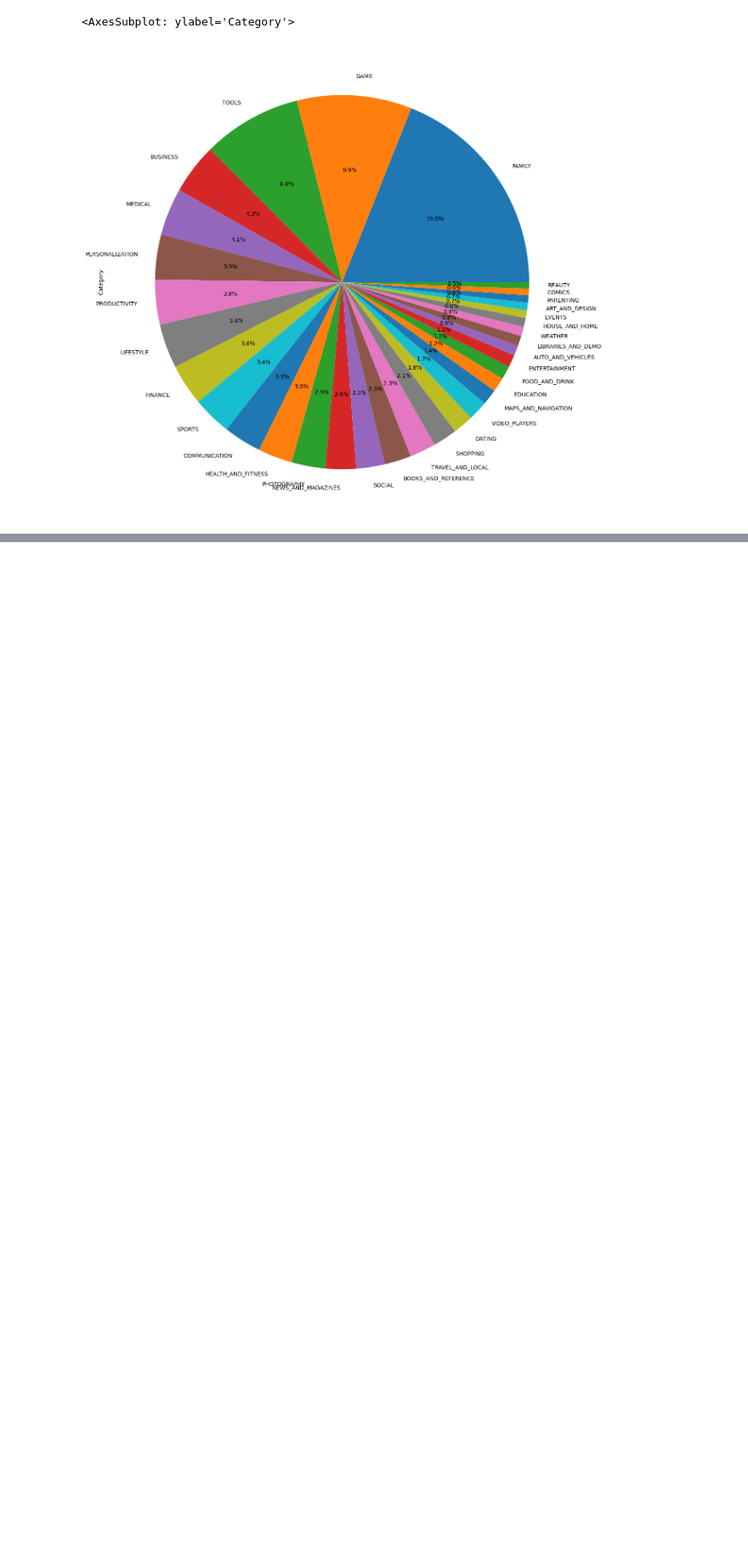
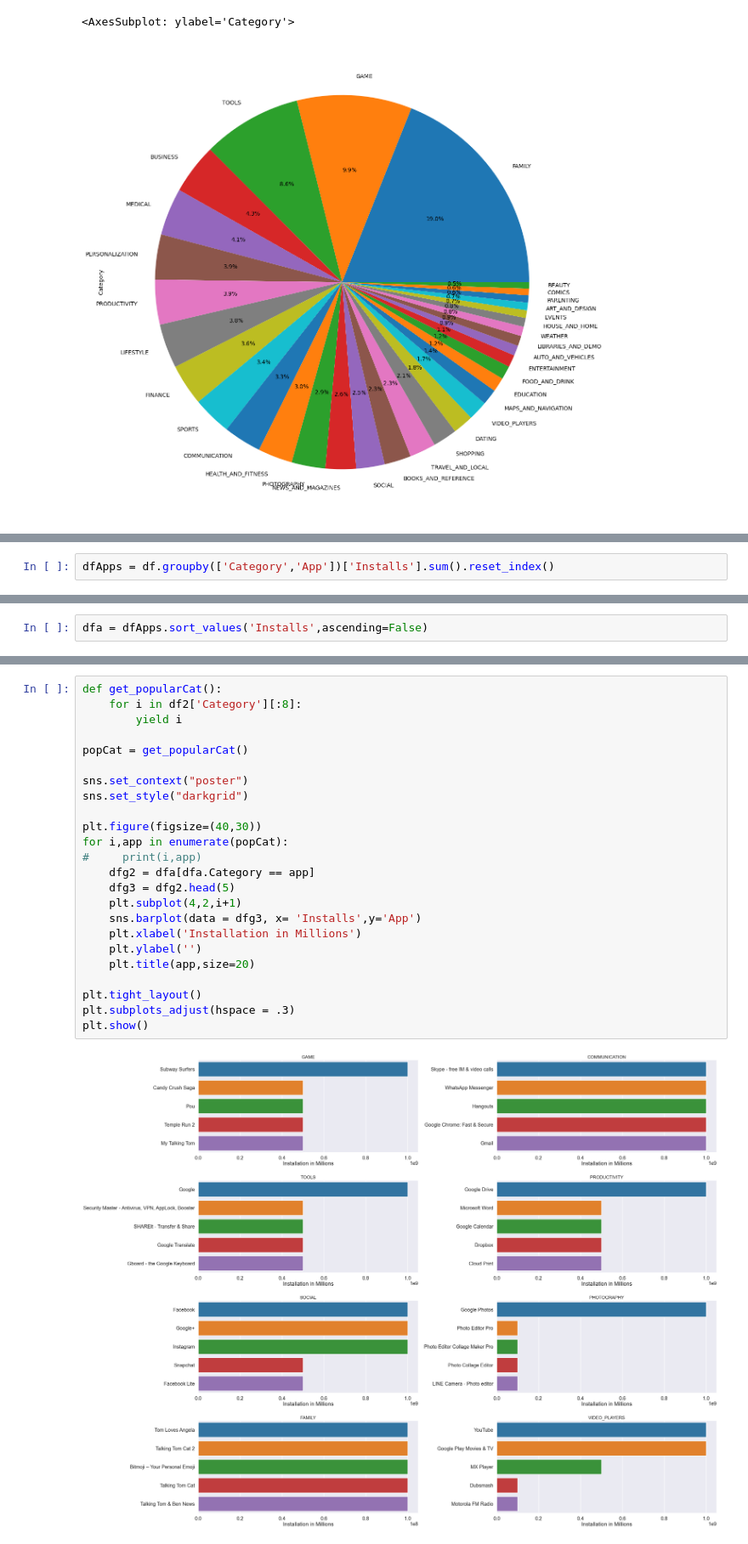
Before and after one commit to KushJoshi16/FSDS, a Jupyter notebook: Live_Classes_Stats((EDA)/EDA_and_FE_2.ipynb, the cells around one changed output, grey strips where cells are left out. Shown at 85% size. Saved outputs shown, nothing was run; the diff lists cells and outputs as text; blank space fills up the shorter version.

```diff
--- a/Live_Classes_Stats((EDA)/EDA_and_FE_2.ipynb
+++ b/Live_Classes_Stats((EDA)/EDA_and_FE_2.ipynb
@@ -339,0 +453,2 @@ df["Category"].value_counts().plot.pie(y=df["Category"],figsize=(15,15),autopct=
+# %%
+dfApps = df.groupby(['Category','App'])['Installs'].sum().reset_index()
@@ -339,0 +471,2 @@ df["Category"].value_counts().plot.pie(y=df["Category"],figsize=(15,15),autopct=
+# %%
+dfa = dfApps.sort_values('Installs',ascending=False)
@@ -339,0 +501,26 @@ df["Category"].value_counts().plot.pie(y=df["Category"],figsize=(15,15),autopct=
+# %%
+def get_popularCat():
+    for i in df2['Category'][:8]:
+        yield i
+
+popCat = get_popularCat()
+
+sns.set_context("poster")
+sns.set_style("darkgrid")
+
+plt.figure(figsize=(40,30))
+for i,app in enumerate(popCat):
+#     print(i,app)
+    dfg2 = dfa[dfa.Category == app]
+    dfg3 = dfg2.head(5)
+    plt.subplot(4,2,i+1)
+    sns.barplot(data = dfg3, x= 'Installs',y='App')
+    plt.xlabel('Installation in Millions')
+    plt.ylabel('')
+    plt.title(app,size=20)
+
+plt.tight_layout()
+plt.subplots_adjust(hspace = .3)
+plt.show()
+# %% [output]
+[figure, added]
```
Also changed, not shown: parts of 61 cells of this notebook, 30 other files.
